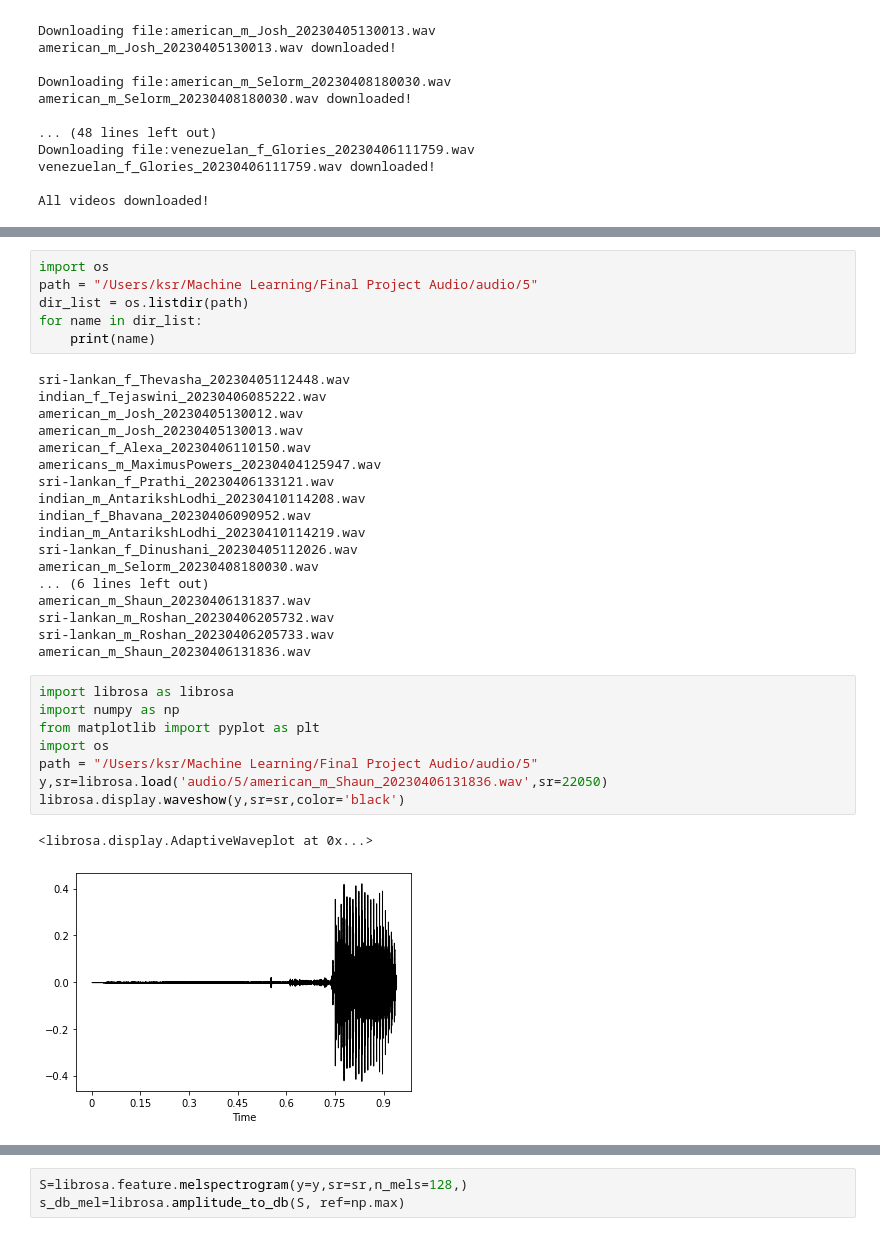
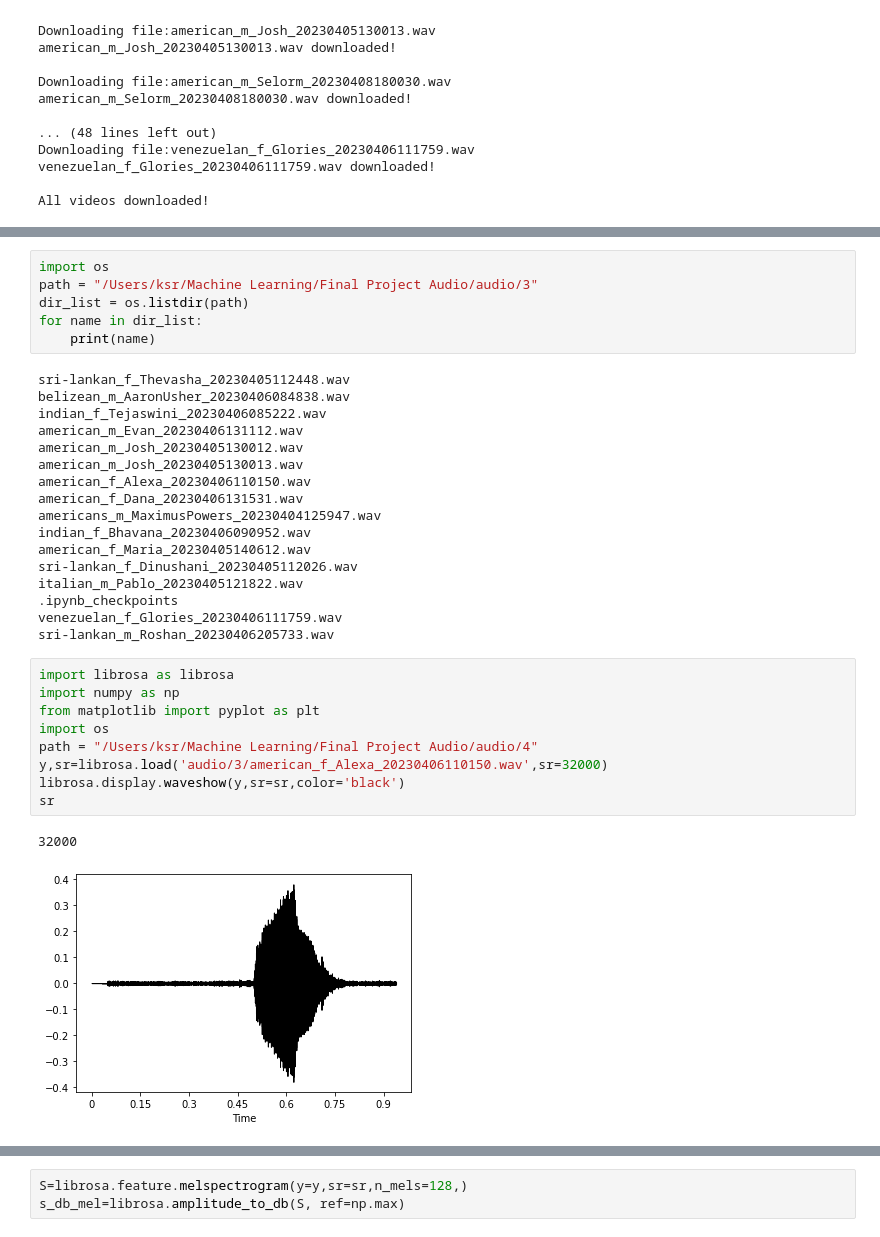
Before and after one commit to KSiva199/Final-Project-Audio, a Jupyter notebook: practice.ipynb, the cells around one changed output, grey strips where cells are left out. Cells and saved outputs as stored; diff of their text form.

```diff
--- a/practice.ipynb
+++ b/practice.ipynb
@@ -60,38 +60,38 @@ ValueError: rate must be specified when data is a numpy array or list of audio s
 # %%
 import os
-path = "/Users/ksr/Machine Learning/Final Project Audio/audio/5"
+path = "/Users/ksr/Machine Learning/Final Project Audio/audio/3"
 dir_list = os.listdir(path)
 for name in dir_list:
     print(name)
 # %% [output]
 sri-lankan_f_Thevasha_20230405112448.wav
+belizean_m_AaronUsher_20230406084838.wav
 indian_f_Tejaswini_20230406085222.wav
+american_m_Evan_20230406131112.wav
 american_m_Josh_20230405130012.wav
 american_m_Josh_20230405130013.wav
 american_f_Alexa_20230406110150.wav
+american_f_Dana_20230406131531.wav
 americans_m_MaximusPowers_20230404125947.wav
-sri-lankan_f_Prathi_20230406133121.wav
-indian_m_AntarikshLodhi_20230410114208.wav
 indian_f_Bhavana_20230406090952.wav
-indian_m_AntarikshLodhi_20230410114219.wav
+american_f_Maria_20230405140612.wav
 sri-lankan_f_Dinushani_20230405112026.wav
-american_m_Selorm_20230408180030.wav
-... (6 lines left out)
-american_m_Shaun_20230406131837.wav
-sri-lankan_m_Roshan_20230406205732.wav
+italian_m_Pablo_20230405121822.wav
+.ipynb_checkpoints
+venezuelan_f_Glories_20230406111759.wav
 sri-lankan_m_Roshan_20230406205733.wav
-american_m_Shaun_20230406131836.wav
 # %%
 import librosa as librosa
 import numpy as np
 from matplotlib import pyplot as plt
 import os
-path = "/Users/ksr/Machine Learning/Final Project Audio/audio/5"
-y,sr=librosa.load('audio/5/american_m_Shaun_20230406131836.wav',sr=22050)
+path = "/Users/ksr/Machine Learning/Final Project Audio/audio/4"
+y,sr=librosa.load('audio/3/american_f_Alexa_20230406110150.wav',sr=32000)
 librosa.display.waveshow(y,sr=sr,color='black')
+sr
 # %% [output]
-<librosa.display.AdaptiveWaveplot at 0x...>
+32000
-[figure, old version]
+[figure, new version]
 # %%
 import librosa as librosa
 import numpy as np
```
Also changed, not shown: parts of 11 cells of this notebook, 3 other files.
